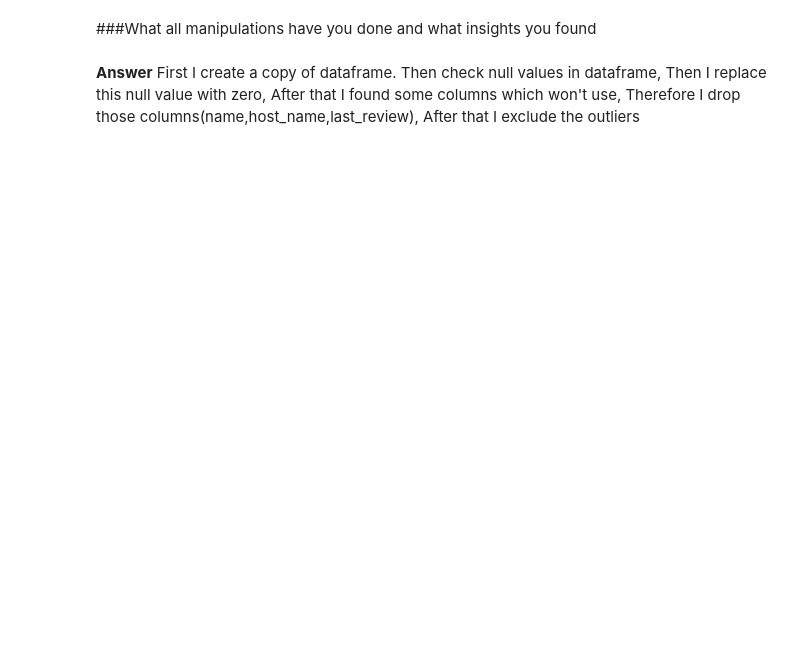
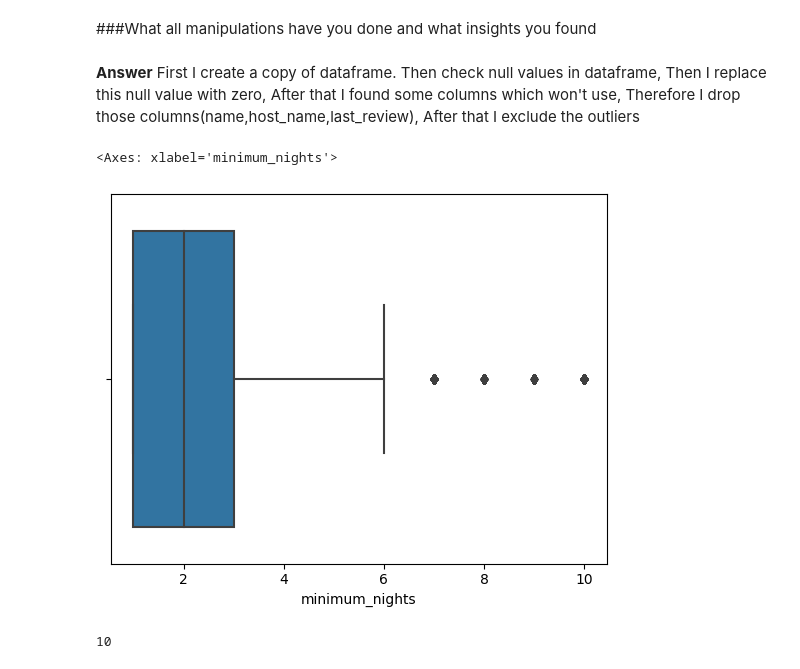
Before and after one commit to David-Kumawat/Capstone_Project-AirBnb_Bookings_Analysis, a Jupyter notebook: Capstone_EDA_Project_AirBnb_Bookings_Analysis.ipynb, the cells around one changed output. Drawn from its saved outputs; the diff is of its cells as text; code cells hidden in the pictures; blank space fills up the shorter version.

```diff
--- a/Capstone_EDA_Project_AirBnb_Bookings_Analysis.ipynb
+++ b/Capstone_EDA_Project_AirBnb_Bookings_Analysis.ipynb
@@ -326,3 +326,16 @@ new_df.describe()
 ###What all manipulations have you done and what insights you found
 # %% [markdown]
 **Answer** First I create a copy of dataframe. Then check null values in dataframe, Then I replace this null value with zero, After that I found some columns which won't use, Therefore I drop those columns(name,host_name,last_review), After that I exclude the outliers
+# %%
+# Checking is any outlier left
+
+sns.boxplot(x = new_df['minimum_nights'])
+# %% [output]
+<Axes: xlabel='minimum_nights'>
+[figure, added]
+# %%
+# SO here outlier are removed see max of minimum_nights
+
+new_df['minimum_nights'].max()
+# %% [output]
+10
```
Also changed, not shown: parts of 35 cells of this notebook.
